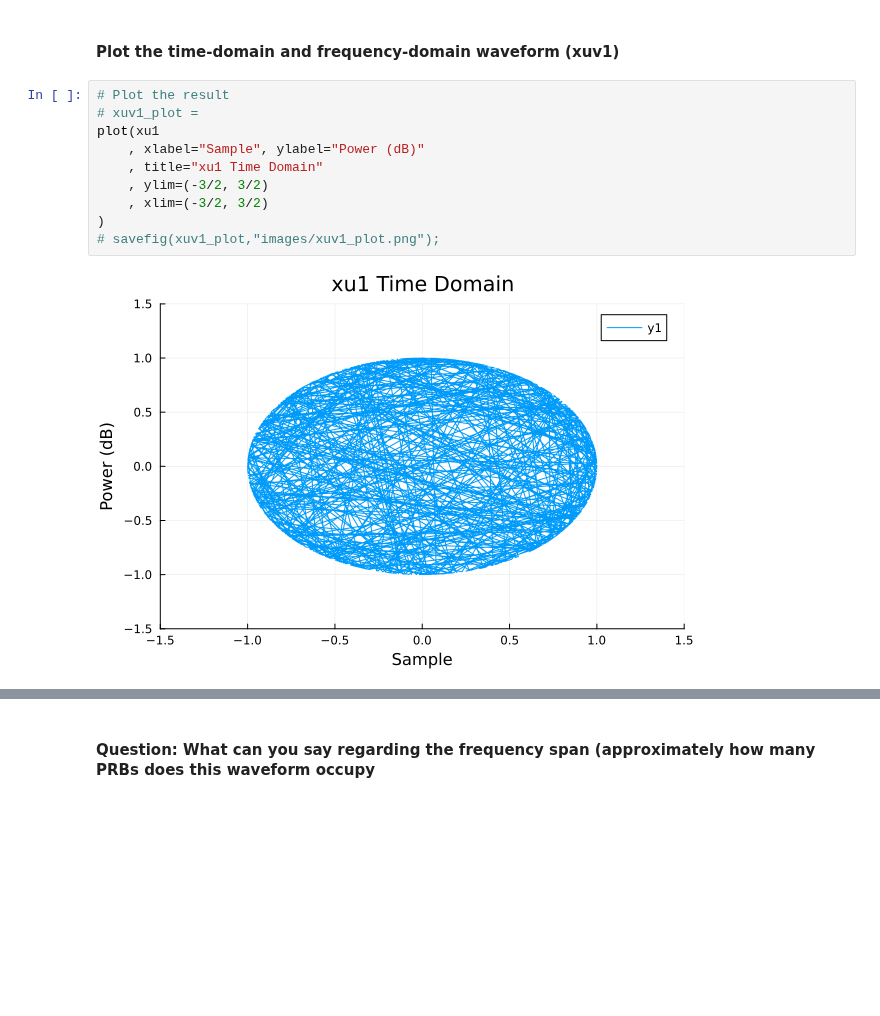
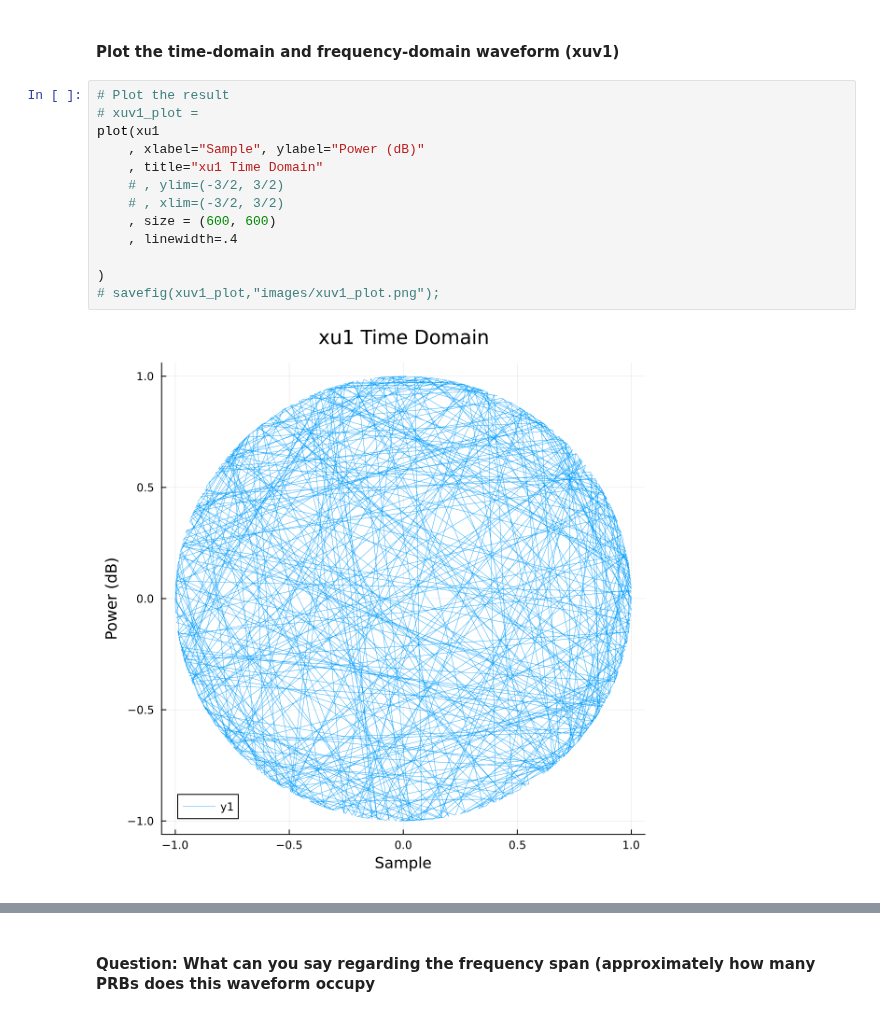
Before and after one commit to setrar/DigiCom, a Jupyter notebook: Labs/TP3/lab3_stud.ipynb, the cells around one changed output, grey strips where cells are left out. Saved outputs shown, nothing was run; the diff lists cells and outputs as text; blank space fills up the shorter version.

```diff
--- a/Labs/TP3/lab3_stud.ipynb
+++ b/Labs/TP3/lab3_stud.ipynb
@@ -131,15 +131,18 @@ en3 = mean(abs2.(xuv3_49152))
 # %%
 # Plot the result
 # xuv1_plot =
 plot(xu1
     , xlabel="Sample", ylabel="Power (dB)"
     , title="xu1 Time Domain"
-    , ylim=(-3/2, 3/2)
-    , xlim=(-3/2, 3/2)
+    # , ylim=(-3/2, 3/2)
+    # , xlim=(-3/2, 3/2)
+    , size = (600, 600)
+    , linewidth=.4
+
 )
 # savefig(xuv1_plot,"images/xuv1_plot.png");
 # %% [output]
-[figure, old version]
+[figure, new version]
 # %%
 # Plot the result
 # xuv1_plot =
```
Also changed, not shown: parts of 1 cell of this notebook.
